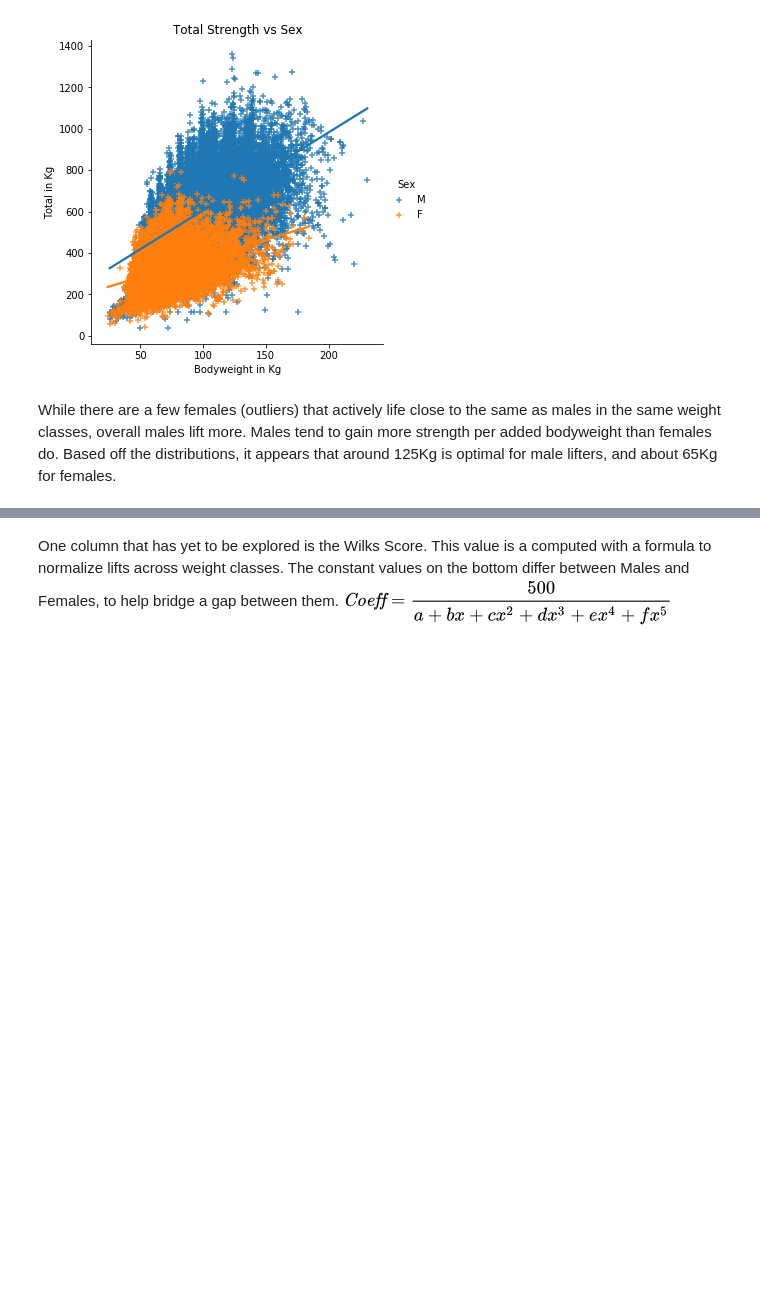
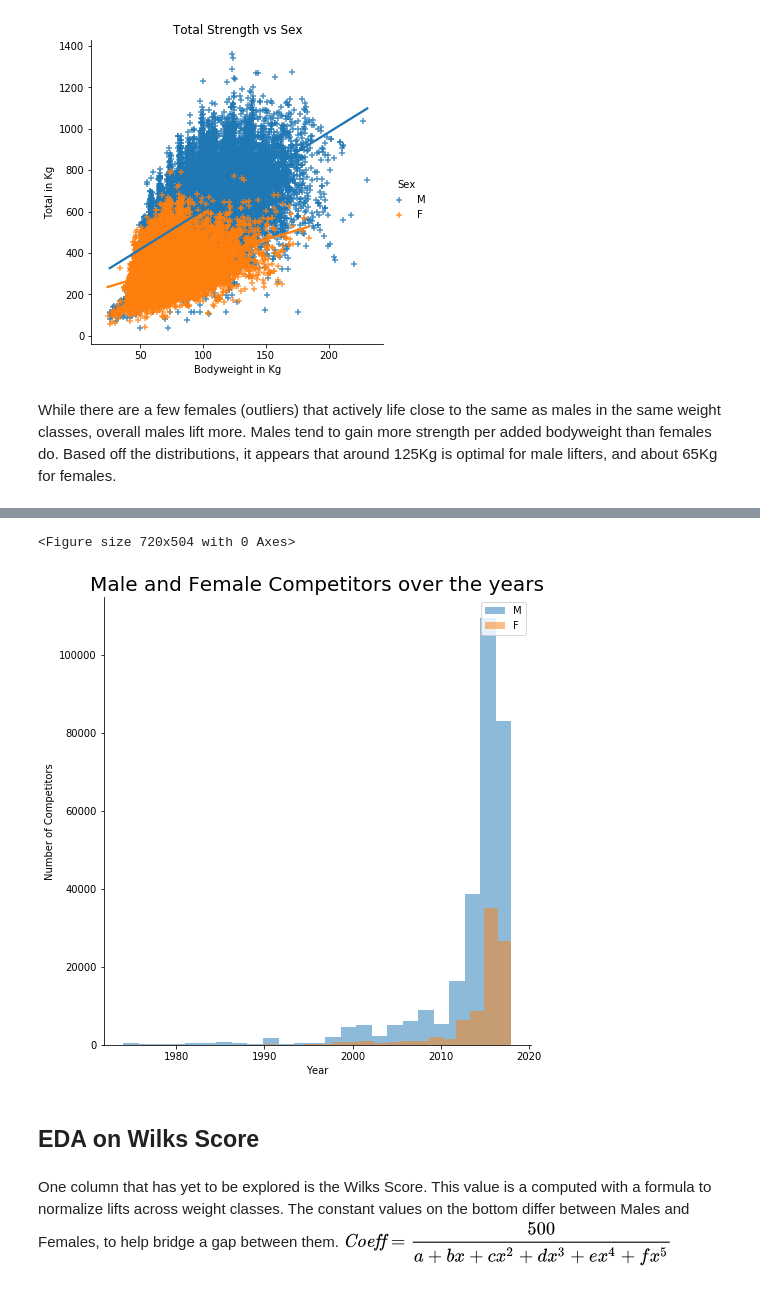
Before and after one commit to spatten35/CapstoneProject1, a Jupyter notebook: Capstone1.ipynb, the cells around one changed output, grey strips where cells are left out. Saved outputs shown, nothing was run; the diff lists cells and outputs as text; code cells hidden in the pictures; blank space fills up the shorter version.

```diff
--- a/Capstone1.ipynb
+++ b/Capstone1.ipynb
@@ -468,0 +462,3 @@ While there are a few females (outliers) that actively life close to the same as
+# %%
+full_comp = pd.merge(meets_df, competitors, left_on='MeetID', right_on='MeetID', how='inner')
+full_comp.head()
@@ -469,3 +485,16 @@ While there are a few females (outliers) that actively life close to the same as
+# %%
+plt.figure(figsize=(10,7))
+_ = sns.FacetGrid(full_comp,hue='Sex', legend_out=True, hue_order=['M', 'F'], height=7)
+_.map(plt.hist,'Year',bins=25,alpha=.5)
+plt.title('Male and Female Competitors over the years',fontsize=20)
+plt.ylabel('Number of Competitors')
+plt.legend(loc=1)
+plt.show()
+# %% [output]
+<Figure size 720x504 with 0 Axes>
+[figure, added]
+# %% [markdown]
+## EDA on Wilks Score
 # %% [markdown]
 One column that has yet to be explored is the Wilks Score. This value is a computed with a formula to normalize lifts across weight classes. The constant values on the bottom differ between Males and Females, to help bridge a gap between them.
 ![image.png](attachment:image.png)
```
Also changed, not shown: parts of 10 cells of this notebook.
